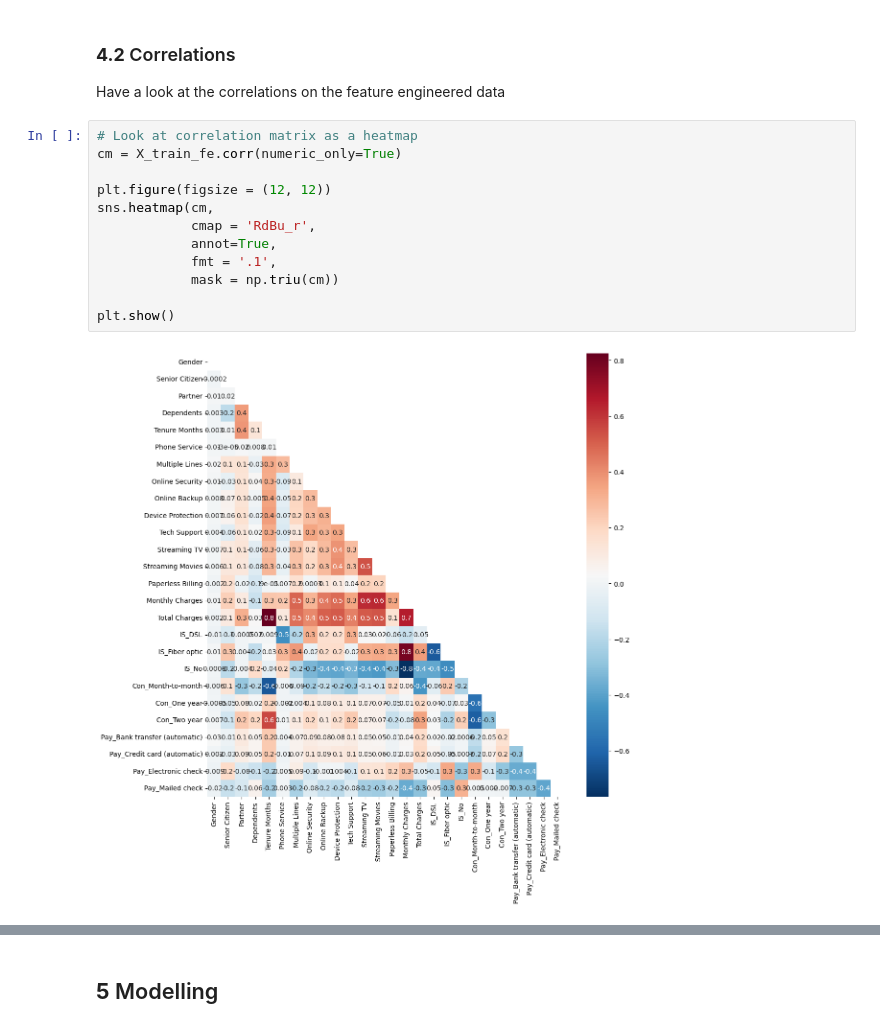
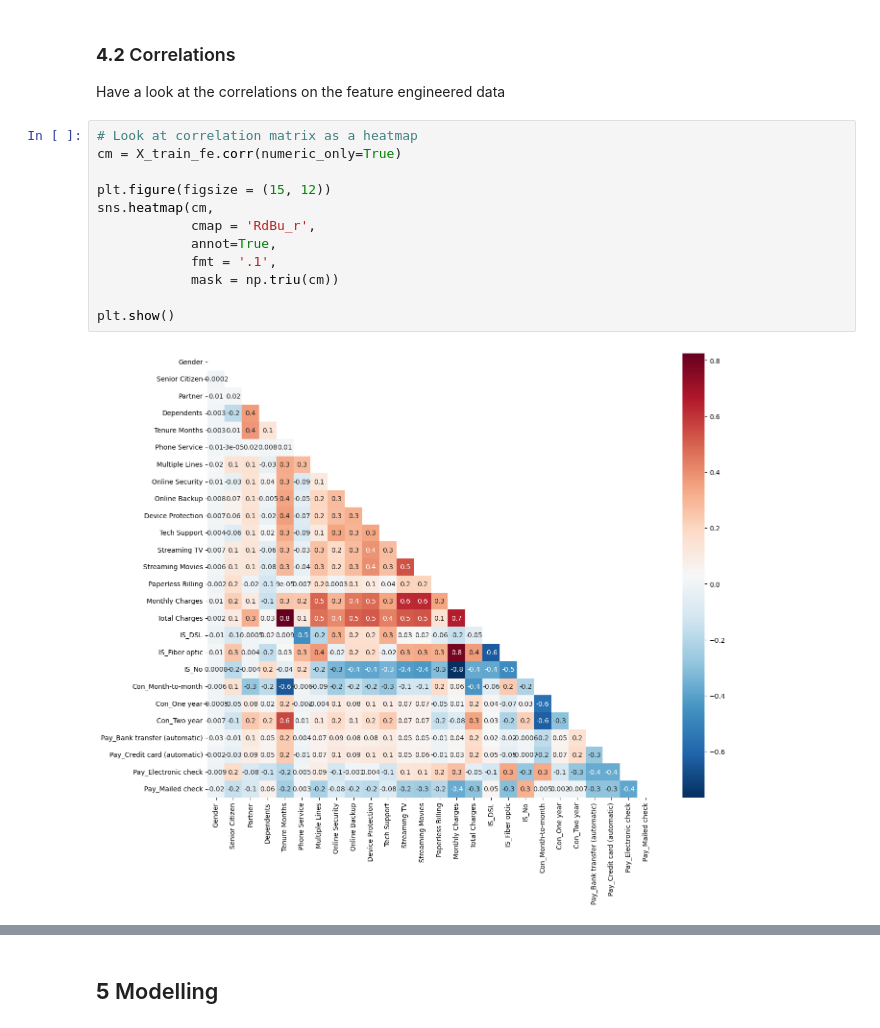
Before and after one commit to ldearlove/Digital-Futures-Swan-Project, a Jupyter notebook: White Swan.ipynb, the cells around one changed output, grey strips where cells are left out. Cells and saved outputs as stored; diff of their text form.

```diff
--- a/White Swan.ipynb
+++ b/White Swan.ipynb
@@ -419,14 +414,14 @@ Have a look at the correlations on the feature engineered data
 # %%
 # Look at correlation matrix as a heatmap
 cm = X_train_fe.corr(numeric_only=True)
 
-plt.figure(figsize = (12, 12))
+plt.figure(figsize = (15, 12))
 sns.heatmap(cm,
             cmap = 'RdBu_r',
             annot=True,
             fmt = '.1',
             mask = np.triu(cm))
 
 plt.show()
 # %% [output]
-[figure, old version]
+[figure, new version]
```
Also changed, not shown: parts of 20 cells of this notebook.
